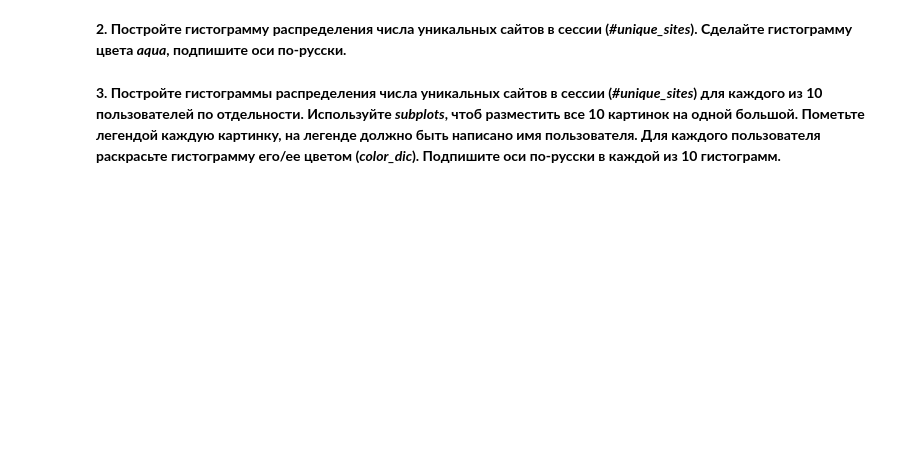
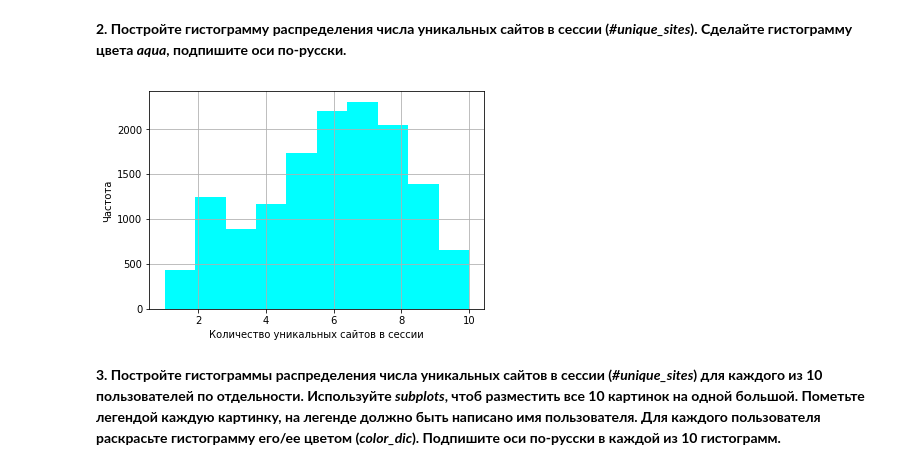
Before and after one commit to kcostya/mlcourse_open, a Jupyter notebook: jupyter_russian/project_alice/week3_visual_analysis_and_fe.ipynb, the cells around one changed output. Cells and saved outputs as stored; diff of their text form; code cells hidden in the pictures; blank space fills up the shorter version.

```diff
--- a/jupyter_russian/project_alice/week3_visual_analysis_and_fe.ipynb
+++ b/jupyter_russian/project_alice/week3_visual_analysis_and_fe.ipynb
@@ -279,3 +303,9 @@ train_data_10users['#unique_sites']  ''' ВАШ КОД ЗДЕСЬ '''
+# %%
+train_data_10users['#unique_sites'].hist(color='aqua');
+plt.ylabel('Частота');
+plt.xlabel('Количество уникальных сайтов в сессии');
+# %% [output]
+[figure, added]
 # %% [markdown]
 **3. Постройте гистограммы распределения числа уникальных сайтов в сессии (*#unique_sites*) для каждого из 10 пользователей по отдельности. Используйте *subplots*, чтоб разместить все 10 картинок на одной большой. Пометьте легендой каждую картинку, на легенде должно быть написано имя пользователя. Для каждого пользователя раскрасьте гистограмму его/ее цветом (*color_dic*). Подпишите оси по-русски в каждой из 10 гистограмм.**
 # %%
```
Also changed, not shown: parts of 28 cells of this notebook.
